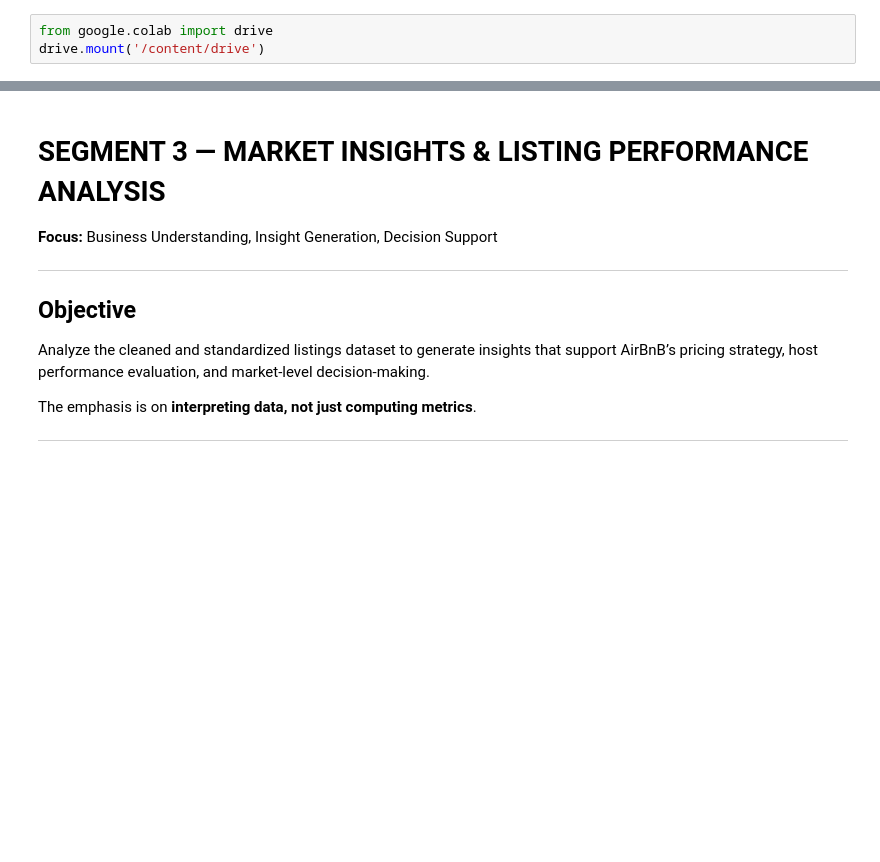
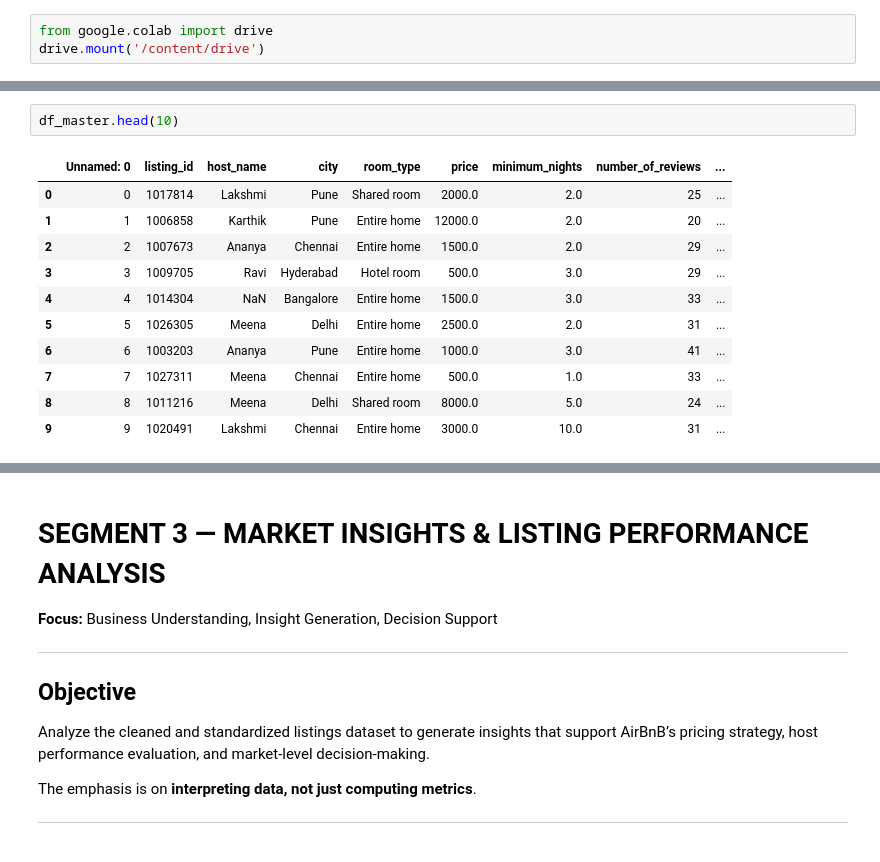
Before and after one commit to Madhankumarr11/Guvi_M59_Class, a Jupyter notebook: Copy_of_AirBnB_Listings_Data_–_Daily_Work_of_a_Data_Team.ipynb, the cells around one changed output, grey strips where cells are left out. Drawn from its saved outputs; the diff is of its cells as text; blank space fills up the shorter version.

```diff
--- a/Copy_of_AirBnB_Listings_Data_–_Daily_Work_of_a_Data_Team.ipynb
+++ b/Copy_of_AirBnB_Listings_Data_–_Daily_Work_of_a_Data_Team.ipynb
@@ -569,0 +618,14 @@ drive.mount('/content/drive')
+# %%
+df_master.head(10)
+# %% [output]
+|  | Unnamed: 0 | listing_id | host_name | city | room_type | price | minimum_nights | number_of_reviews | ... |
+| 0 | 0 | 1017814 | Lakshmi | Pune | Shared room | 2000.0 | 2.0 | 25 | ... |
+| 1 | 1 | 1006858 | Karthik | Pune | Entire home | 12000.0 | 2.0 | 20 | ... |
+| 2 | 2 | 1007673 | Ananya | Chennai | Entire home | 1500.0 | 2.0 | 29 | ... |
+| 3 | 3 | 1009705 | Ravi | Hyderabad | Hotel room | 500.0 | 3.0 | 29 | ... |
+| 4 | 4 | 1014304 | NaN | Bangalore | Entire home | 1500.0 | 3.0 | 33 | ... |
+| 5 | 5 | 1026305 | Meena | Delhi | Entire home | 2500.0 | 2.0 | 31 | ... |
+| 6 | 6 | 1003203 | Ananya | Pune | Entire home | 1000.0 | 3.0 | 41 | ... |
+| 7 | 7 | 1027311 | Meena | Chennai | Entire home | 500.0 | 1.0 | 33 | ... |
+| 8 | 8 | 1011216 | Meena | Delhi | Shared room | 8000.0 | 5.0 | 24 | ... |
+| 9 | 9 | 1020491 | Lakshmi | Chennai | Entire home | 3000.0 | 10.0 | 31 | ... |
```
Also changed, not shown: parts of 36 cells of this notebook.
